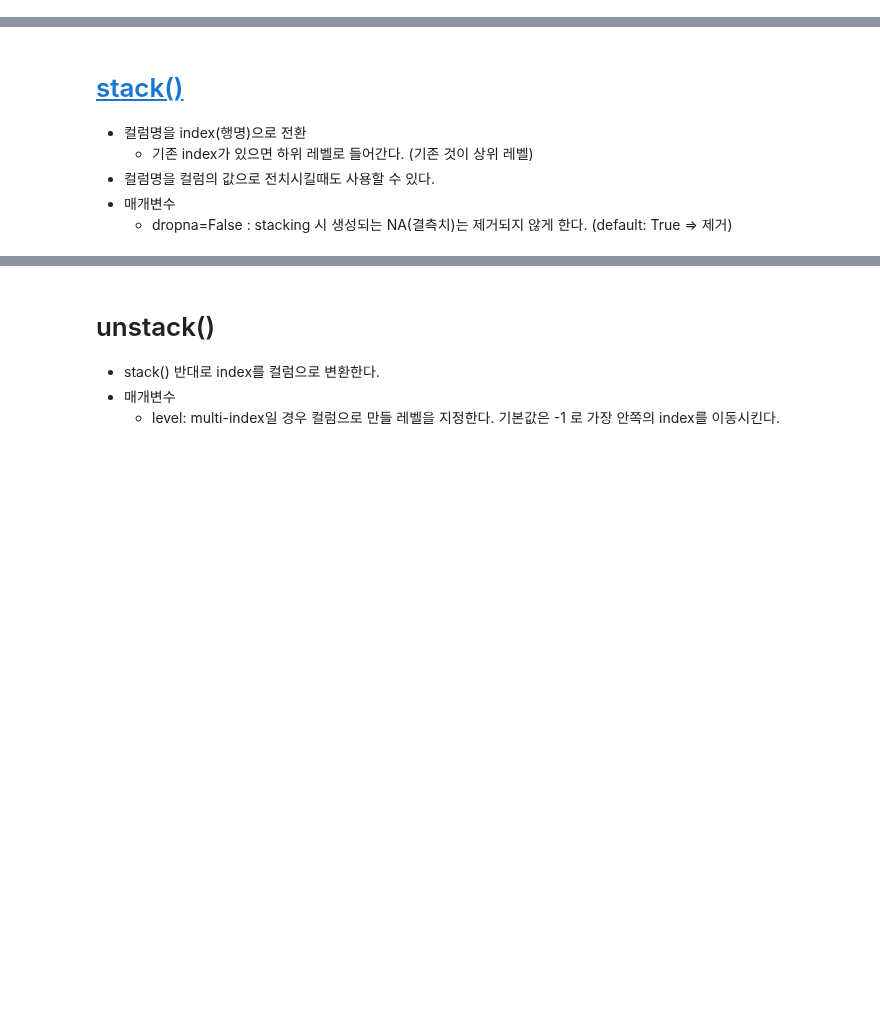
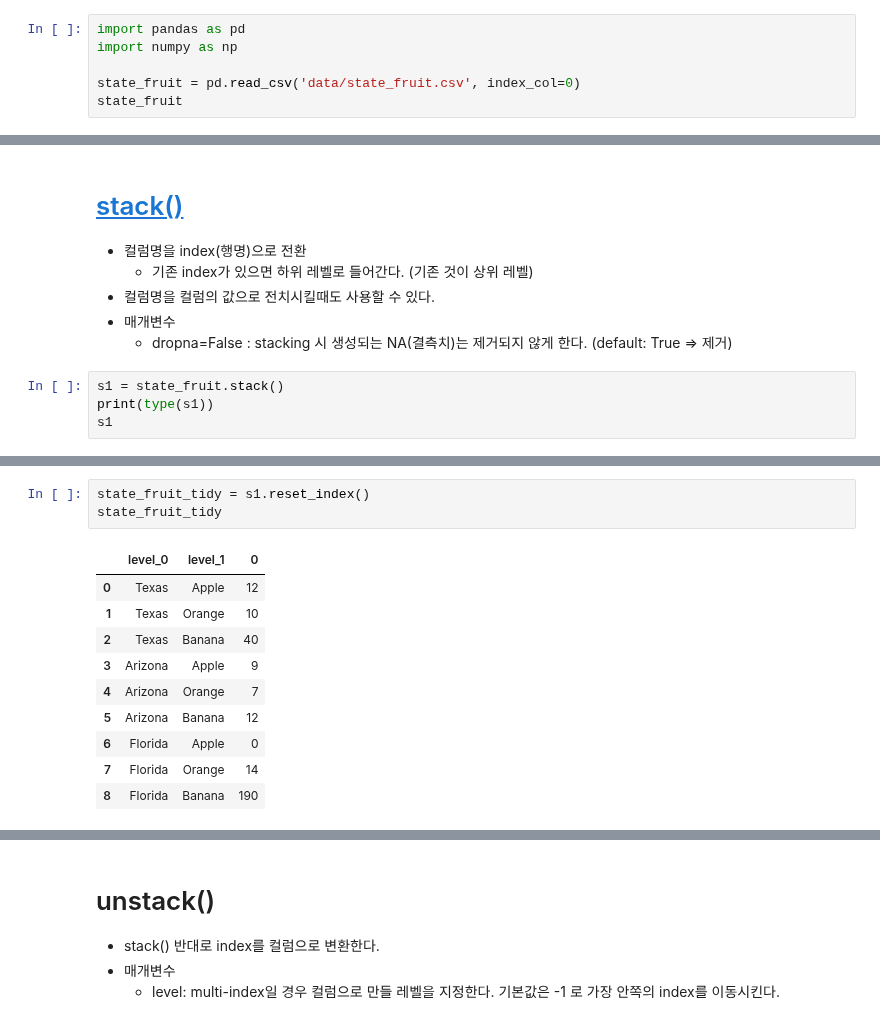
Before and after one commit to mein0121/Python_JupyterNotebook, a Jupyter notebook: 4.Pandas/06_DataFrame_재구조화.ipynb, the cells around one changed output, grey strips where cells are left out. Drawn from its saved outputs; the diff is of its cells as text; blank space fills up the shorter version.

```diff
--- a/4.Pandas/06_DataFrame_재구조화.ipynb
+++ b/4.Pandas/06_DataFrame_재구조화.ipynb
@@ -52,3 +52,9 @@ tidy data란 용어는 해들리 위컴이 분석이 용이한 형태로 구성
     - rename_axis()
     - reset_index()
     - set_index()
+# %%
+import pandas as pd
+import numpy as np
+
+state_fruit = pd.read_csv('data/state_fruit.csv', index_col=0)
+state_fruit
@@ -59,3 +70,7 @@ tidy data란 용어는 해들리 위컴이 분석이 용이한 형태로 구성
 - 컬럼명을 컬럼의 값으로 전치시킬때도 사용할 수 있다.
 - 매개변수
     - dropna=False : stacking 시 생성되는 NA(결측치)는 제거되지 않게 한다. (default: True => 제거)
+# %%
+s1 = state_fruit.stack()
+print(type(s1))
+s1
@@ -61,0 +121,14 @@ tidy data란 용어는 해들리 위컴이 분석이 용이한 형태로 구성
+# %%
+state_fruit_tidy = s1.reset_index()
+state_fruit_tidy
+# %% [output]
+|  | level_0 | level_1 | 0 |
+| 0 | Texas | Apple | 12 |
+| 1 | Texas | Orange | 10 |
+| 2 | Texas | Banana | 40 |
+| 3 | Arizona | Apple | 9 |
+| 4 | Arizona | Orange | 7 |
+| 5 | Arizona | Banana | 12 |
+| 6 | Florida | Apple | 0 |
+| 7 | Florida | Orange | 14 |
+| 8 | Florida | Banana | 190 |
```
Also changed, not shown: parts of 31 cells of this notebook, 2 other files.
